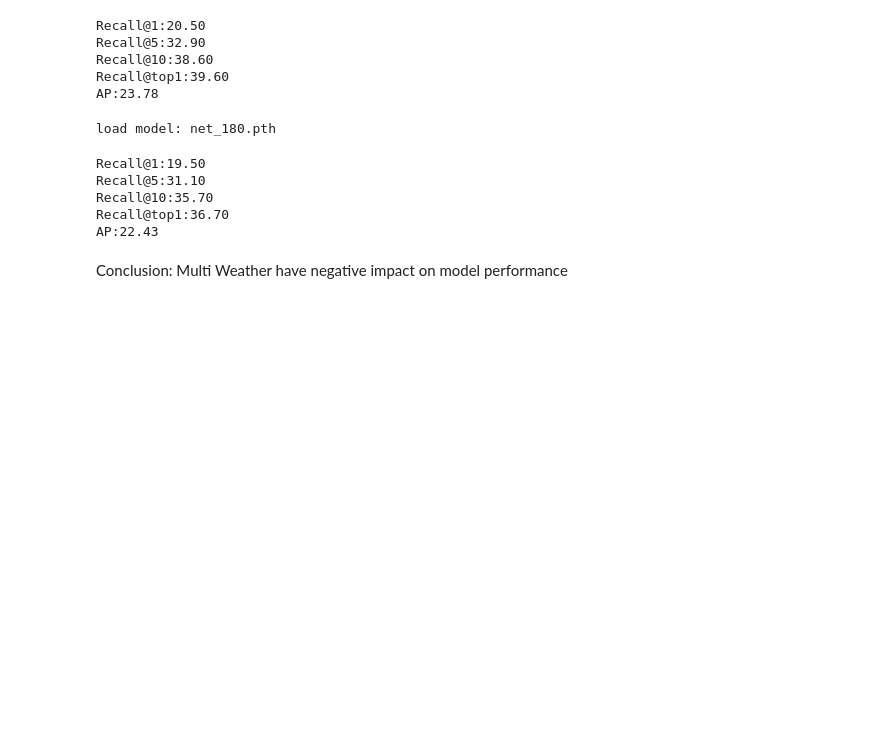
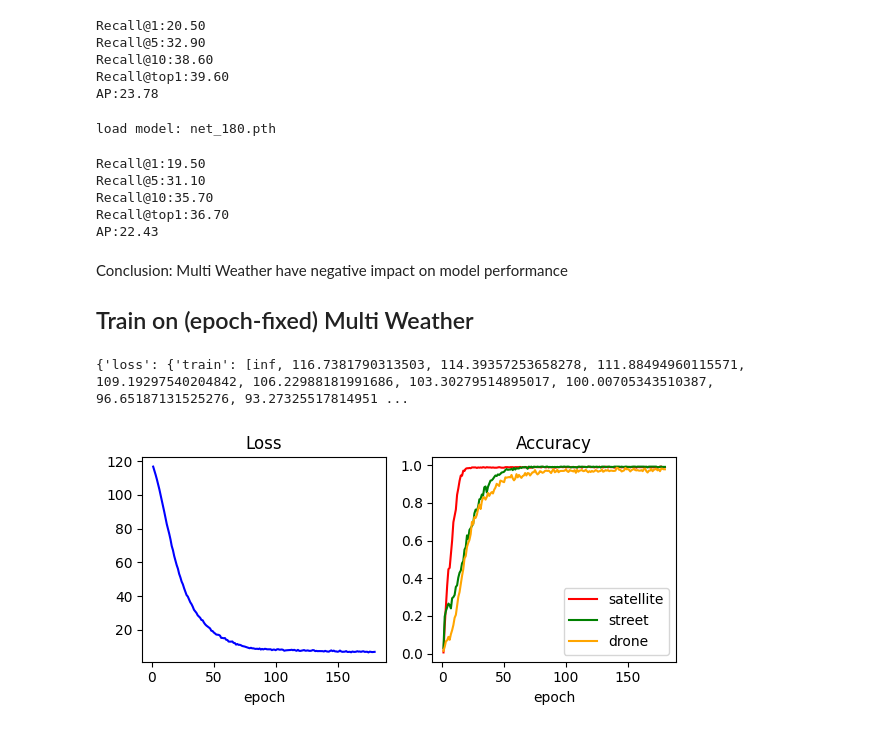
Before and after one commit to sayoriaaa/UAVM24-solution, a Jupyter notebook: LPN.ipynb, the cells around one changed output. Drawn from its saved outputs; the diff is of its cells as text; code cells hidden in the pictures; blank space fills up the shorter version.

```diff
--- a/LPN.ipynb
+++ b/LPN.ipynb
@@ -837,3 +837,16 @@ Recall@top1:36.70
 AP:22.43
 # %% [markdown]
 Conclusion: Multi Weather have negative impact on model performance
+
+## Train on (epoch-fixed) Multi Weather
+# %%
+baseline_w = Model(checkpoint_interval=10, num_epochs=180, name='LPNw')
+baseline_w.train(dataset='University-Release-wx')
+# %%
+print(baseline_w.train_info)
+# %% [output]
+{'loss': {'train': [inf, 116.7381790313503, 114.39357253658278, 111.88494960115571, 109.19297540204842, 106.22988181991686, 103.30279514895017, 100.00705343510387, 96.65187131525276, 93.27325517814951 ...
+# %%
+visualize_train_info(baseline_w)
+# %% [output]
+[figure, added]
```
Also changed, not shown: parts of 11 cells of this notebook, 1 other file.
